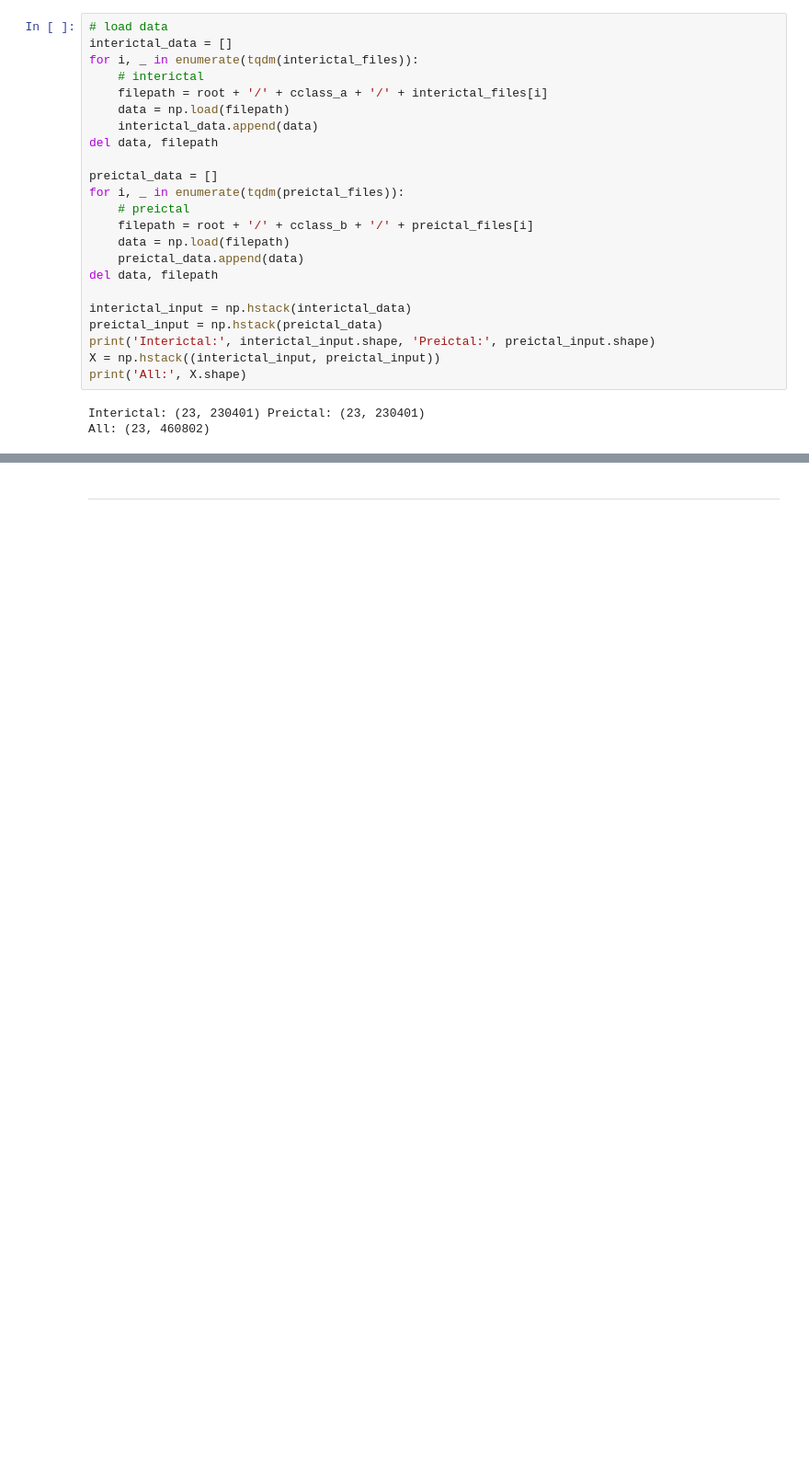
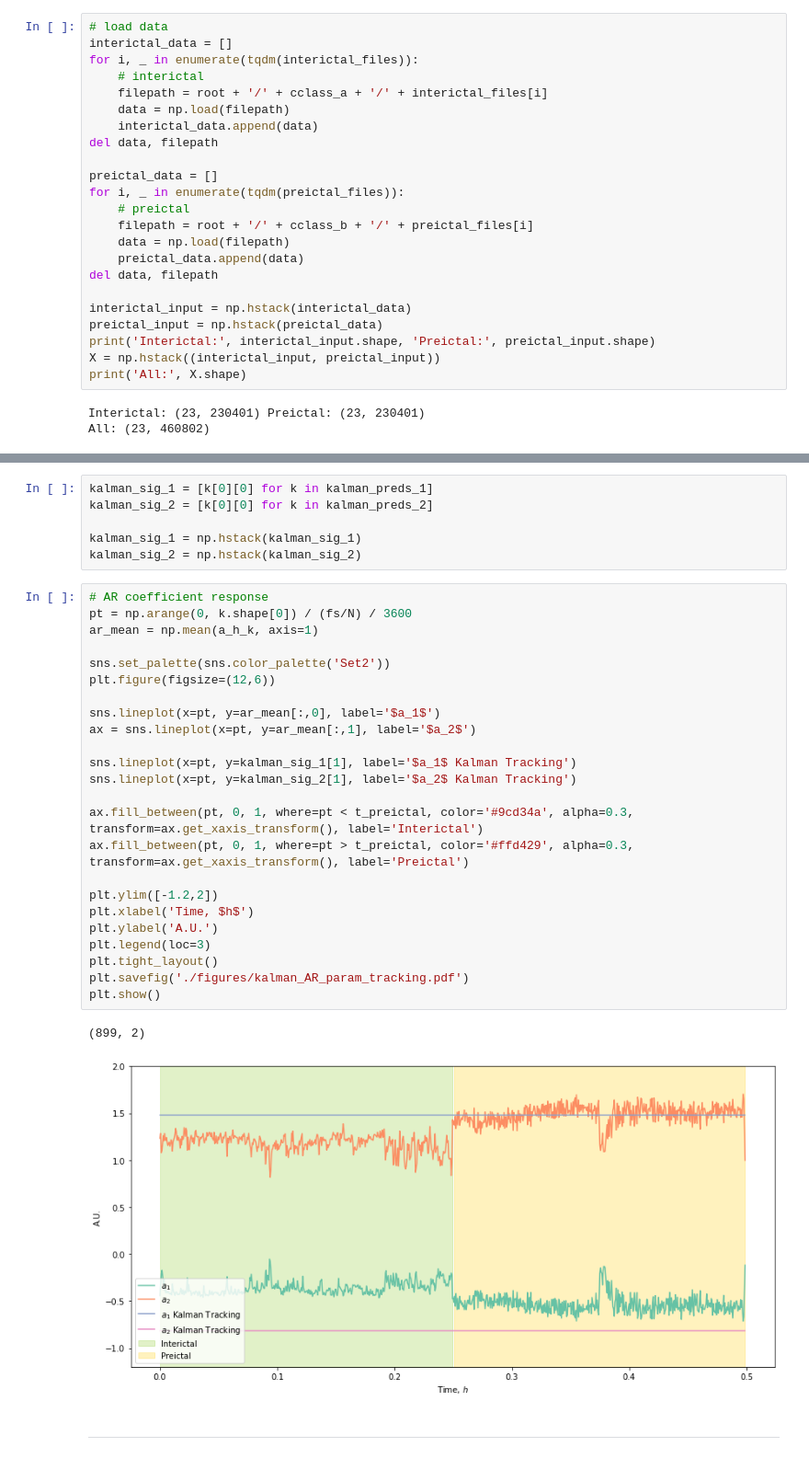
Before and after one commit to samisnotinsane/chbmit-seizure-prediction, a Jupyter notebook: evaluation/kalman_experiments.ipynb, the cells around one changed output, grey strips where cells are left out. Shown at 92% size. Saved outputs shown, nothing was run; the diff lists cells and outputs as text; blank space fills up the shorter version.

```diff
--- a/evaluation/kalman_experiments.ipynb
+++ b/evaluation/kalman_experiments.ipynb
@@ -242,3 +476,36 @@ R = 2.000, Q = 0.00090
+# %%
+kalman_sig_1 = [k[0][0] for k in kalman_preds_1]
+kalman_sig_2 = [k[0][0] for k in kalman_preds_2]
+
+kalman_sig_1 = np.hstack(kalman_sig_1)
+kalman_sig_2 = np.hstack(kalman_sig_2)
+# %%
+# AR coefficient response
+pt = np.arange(0, k.shape[0]) / (fs/N) / 3600
+ar_mean = np.mean(a_h_k, axis=1)
+
+sns.set_palette(sns.color_palette('Set2'))
+plt.figure(figsize=(12,6))
+
+sns.lineplot(x=pt, y=ar_mean[:,0], label='$a_1$')
+ax = sns.lineplot(x=pt, y=ar_mean[:,1], label='$a_2$')
+
+sns.lineplot(x=pt, y=kalman_sig_1[1], label='$a_1$ Kalman Tracking')
+sns.lineplot(x=pt, y=kalman_sig_2[1], label='$a_2$ Kalman Tracking')
+
+ax.fill_between(pt, 0, 1, where=pt < t_preictal, color='#9cd34a', alpha=0.3, transform=ax.get_xaxis_transform(), label='Interictal')
+ax.fill_between(pt, 0, 1, where=pt > t_preictal, color='#ffd429', alpha=0.3, transform=ax.get_xaxis_transform(), label='Preictal')
+
+plt.ylim([-1.2,2])
+plt.xlabel('Time, $h$')
+plt.ylabel('A.U.')
+plt.legend(loc=3)
+plt.tight_layout()
+plt.savefig('./figures/kalman_AR_param_tracking.pdf')
+plt.show()
+# %% [output]
+(899, 2)
+[figure, added]
 # %% [markdown]
 ---
 # %% [markdown]
```
Also changed, not shown: parts of 8 cells of this notebook, 6 other files.
